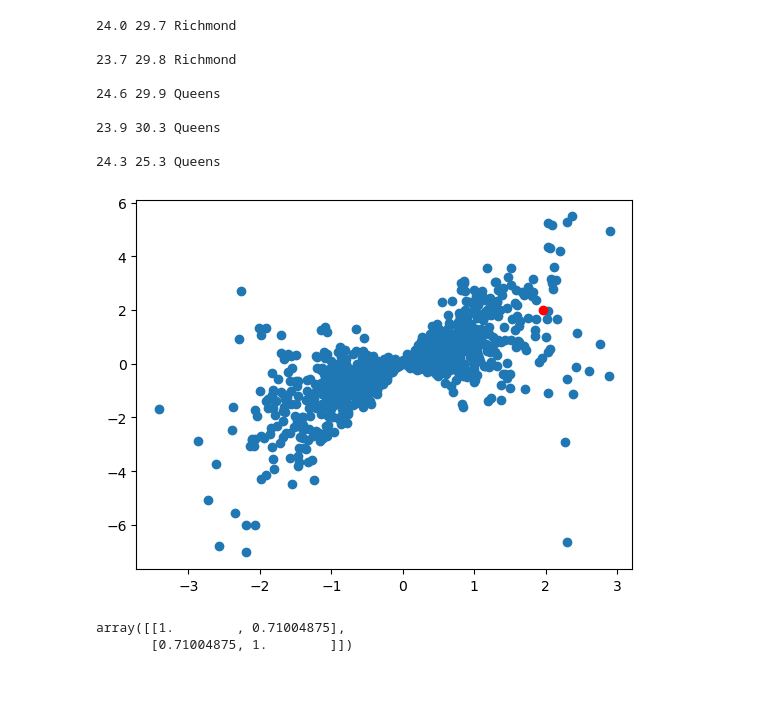
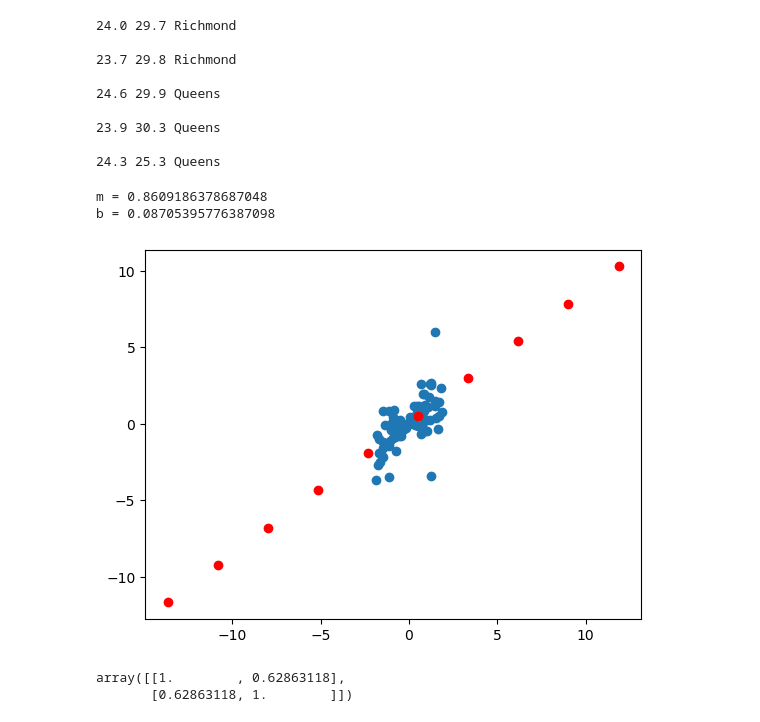
Before and after one commit to LilaShiba/generalized_model, a Jupyter notebook: notebooks/math_for_viz_model.ipynb, the cells around one changed output. Drawn from its saved outputs; the diff is of its cells as text; code cells hidden in the pictures; blank space fills up the shorter version.

```diff
--- a/notebooks/math_for_viz_model.ipynb
+++ b/notebooks/math_for_viz_model.ipynb
@@ -3,7 +3,7 @@ import stats
 import pandas as pd
 import numpy as np
 import matplotlib.pyplot as plt
-df = pd.read_csv('/Users/kjames/Desktop/ai/stats_py_ai_ml/data/nyc.csv')
+df = pd.read_csv('/Users/kjams/Desktop/generalized_model/data/nyc.csv')
 # %%
 jedi = stats.formulas(df)
 jedi.set_x_y('Poverty','ChildPoverty')
@@ -108,13 +108,15 @@ for item in res:
 
 24.3 25.3 Queens
 # %%
-x,y = jedi.create_corr_vectors(1000,1)
+x,y = jedi.create_corr_vectors(100,.8)
 jedi.linear_regression(x,y,2)
 np.corrcoef(x,y)
 # %% [output]
+m = 0.8609186378687048
+b = 0.08705395776387098
-[figure, old version]
+[figure, new version]
-array([[1.        , 0.71004875],
-       [0.71004875, 1.        ]])
+array([[1.        , 0.62863118],
+       [0.62863118, 1.        ]])
 # %%
 x,y = jedi.create_corr_vectors(1000,0.46)
 jedi.linear_regression(x,y,2)
```
Also changed, not shown: parts of 5 cells of this notebook, 1 other file.
